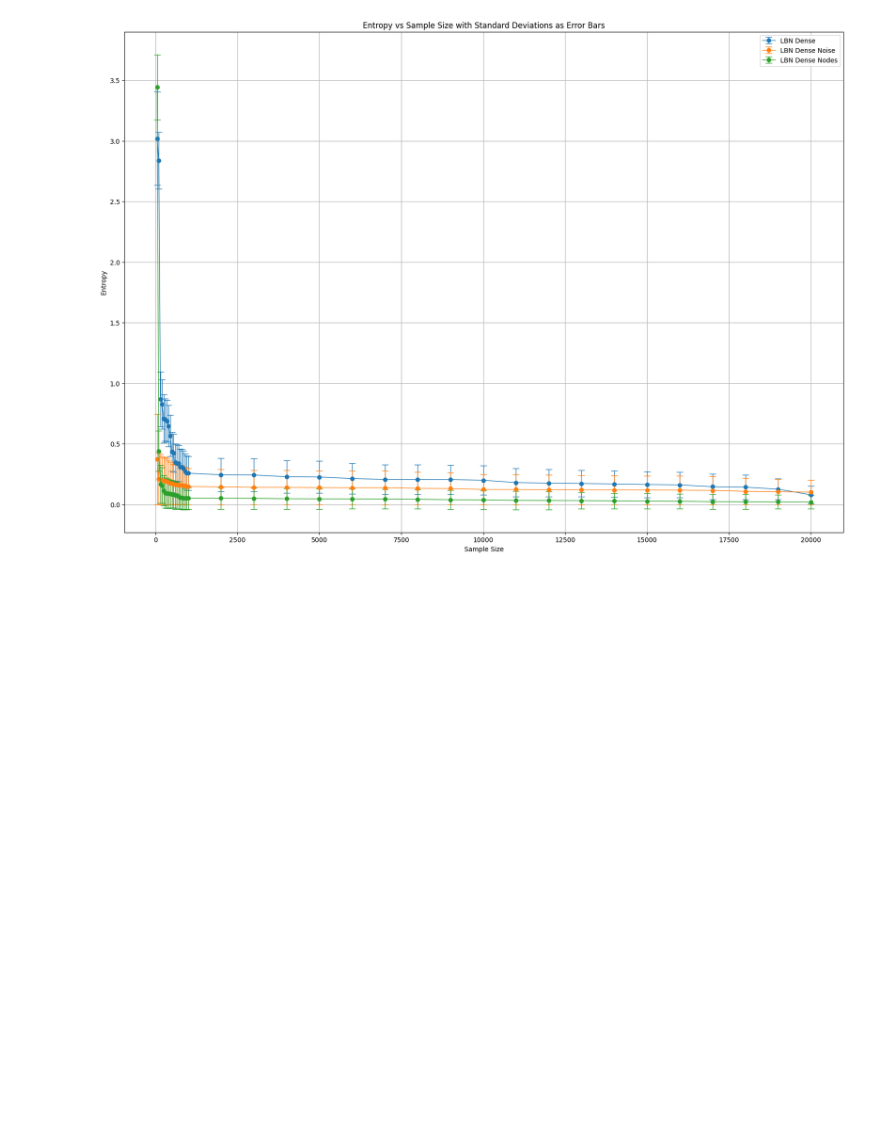
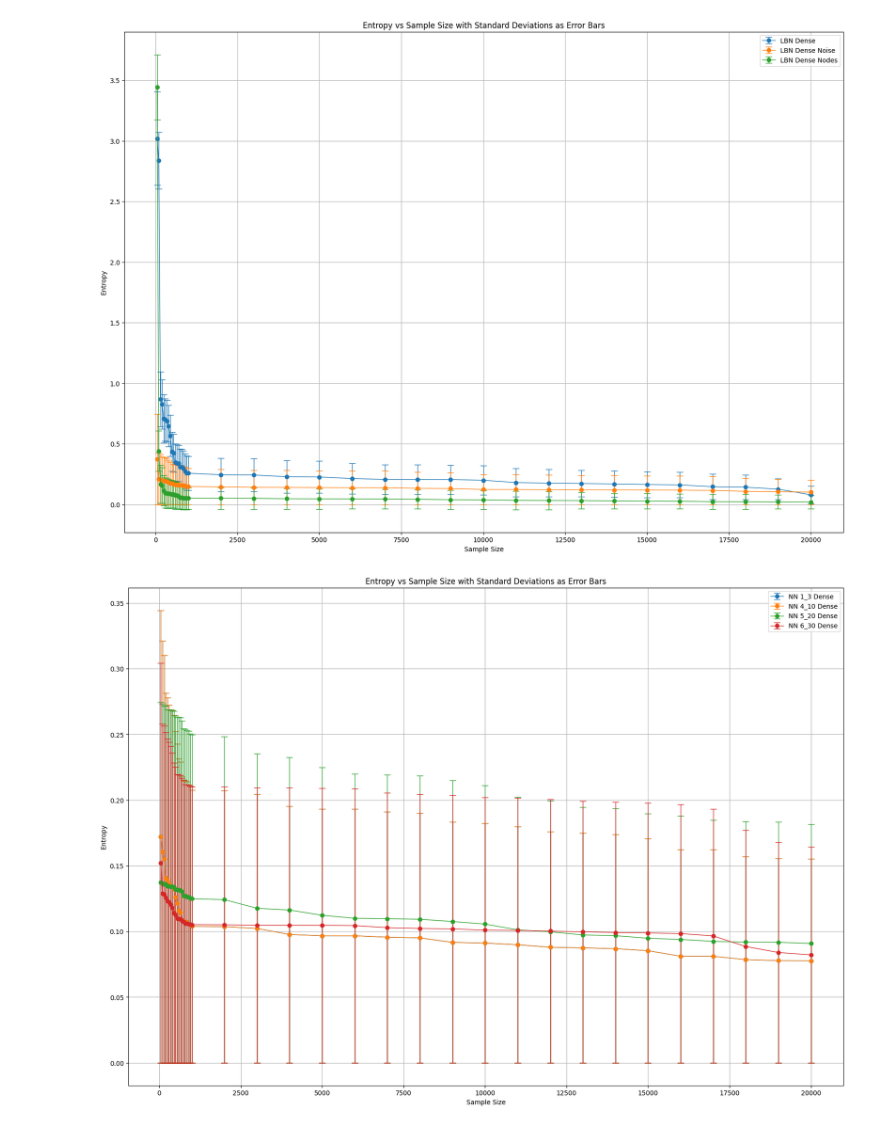
Before and after one commit to nonyeezeh/Research-Project-Code, a Jupyter notebook: Plots.ipynb, the cells around one changed output. Drawn from its saved outputs; the diff is of its cells as text; code cells hidden in the pictures; blank space fills up the shorter version.

Commit message:
Plots

```diff
--- a/Plots.ipynb
+++ b/Plots.ipynb
@@ -53,3 +53,60 @@ plt.savefig('entropy_vs_sample_size.png', format='png', bbox_inches='tight', ori
 plt.show()
 # %% [output]
 [figure]
+# %%
+import matplotlib.pyplot as plt
+import numpy as np
+import pandas as pd
+
+# Sample sizes to match the data in your CSVs
+sample_sizes = np.array([50, 100, 150, 200, 250, 300, 350, 400, 450, 500, 550, 600, 650, 700, 750, 800, 850, 900, 950, 1000,
+                         2000, 3000, 4000, 5000, 6000, 7000, 8000, 9000, 10000, 11000, 12000, 13000, 14000, 15000, 16000,
+                         17000, 18000, 19000, 20000])
+
+# Read in the average K-L divergence data from CSV
+avg_data_df = pd.read_csv('NN vs LBN AVGs.csv')
+
+# Read in the standard deviation data from CSV
+std_data_df = pd.read_csv('NN vs LBN STDs.csv')
+
+# Prepare entropy data dictionary for plotting
+entropy_data = {
+    #"LBN BIC Dense": avg_data_df["LBN BIC Dense"].tolist(),
+    "NN 1_3 Dense": avg_data_df["NN 4_10 Dense"].tolist(),
+    "NN 4_10 Dense": avg_data_df["NN 4_10 Dense"].tolist(),
+    "NN 5_20 Dense": avg_data_df["NN 5_20 Dense"].tolist(),
+    "NN 6_30 Dense": avg_data_df["NN 6_30 Dense"].tolist()
+}
+
+# Prepare standard deviation data dictionary for plotting
+std_dev_data = {
+    #"LBN BIC Dense": avg_data_df["LBN BIC Dense"].tolist(),
+    "NN 1_3 Dense": avg_data_df["NN 4_10 Dense"].tolist(),
+    "NN 4_10 Dense": avg_data_df["NN 4_10 Dense"].tolist(),
+    "NN 5_20 Dense": avg_data_df["NN 5_20 Dense"].tolist(),
+    "NN 6_30 Dense": avg_data_df["NN 6_30 Dense"].tolist()
+}
+
+# Plotting
+plt.figure(figsize=(20, 14))  # Adjusting the width (20) and height (14) for landscape
+
+for model, entropies in entropy_data.items():
+    std_devs = std_dev_data[model]
+    plt.errorbar(sample_sizes, entropies, yerr=std_devs, label=model, capsize=5, marker='o', linestyle='-', linewidth=1)
+
+plt.xlabel('Sample Size')
+plt.ylabel('Entropy')
+plt.title('Entropy vs Sample Size with Standard Deviations as Error Bars')
+plt.legend()
+plt.grid(True)
+
+# Save the plot as a PDF in landscape
+plt.savefig('entropy_vs_sample_size.pdf', format='pdf', bbox_inches='tight', orientation='landscape')
+
+# Save the plot as a PNG in landscape
+plt.savefig('entropy_vs_sample_size.png', format='png', bbox_inches='tight', orientation='landscape')
+
+# Show the plot
+plt.show()
+# %% [output]
+[figure, added]
```
